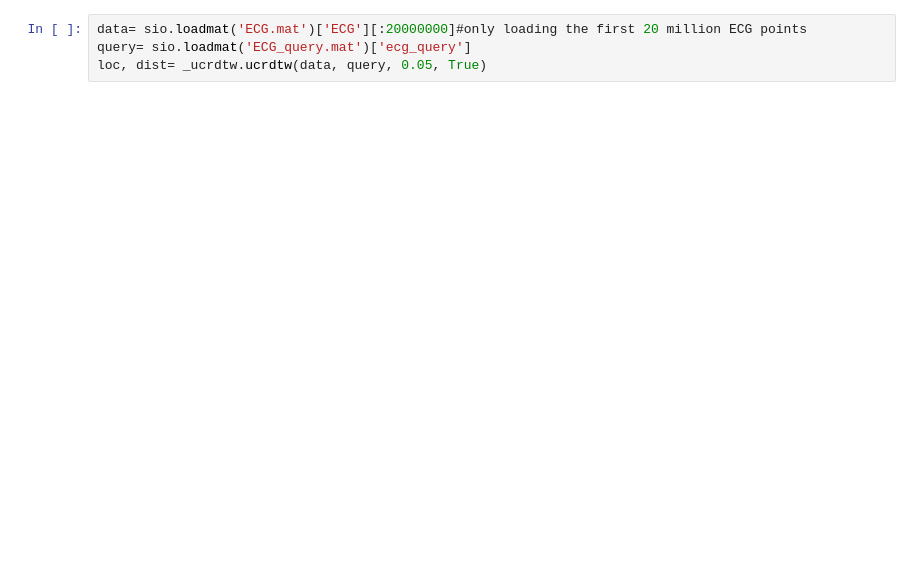
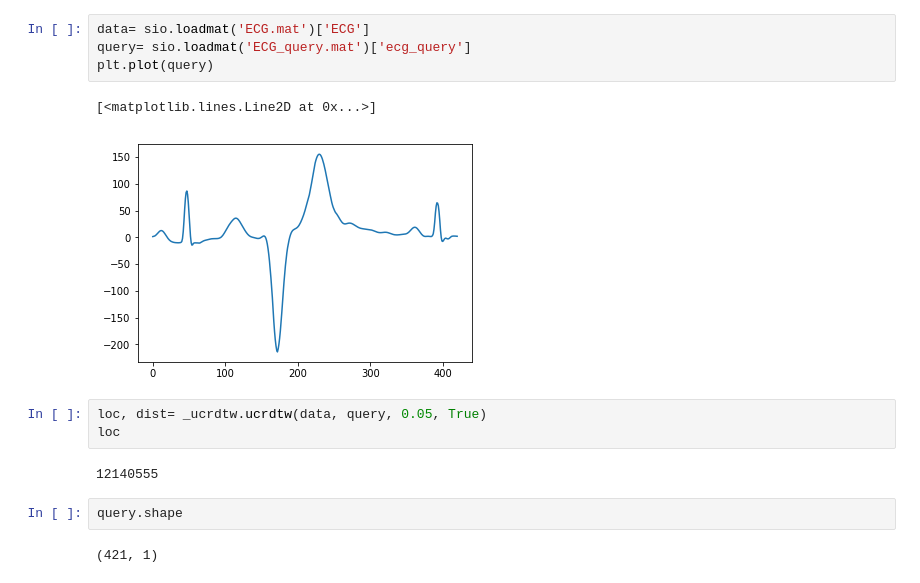
Before and after one commit to mpagung/babyproject, a Jupyter notebook: DTWTest.ipynb, the cells around one changed output. Saved outputs shown, nothing was run; the diff lists cells and outputs as text; blank space fills up the shorter version.

```diff
--- a/DTWTest.ipynb
+++ b/DTWTest.ipynb
@@ -98,5 +60,17 @@ plt.plot(y)
 # %%
-data= sio.loadmat('ECG.mat')['ECG'][:20000000]#only loading the first 20 million ECG points
+data= sio.loadmat('ECG.mat')['ECG']
 query= sio.loadmat('ECG_query.mat')['ecg_query']
-loc, dist= _ucrdtw.ucrdtw(data, query, 0.05, True)
+plt.plot(query)
+# %% [output]
+[<matplotlib.lines.Line2D at 0x...>]
+[figure, added]
+# %%
+loc, dist= _ucrdtw.ucrdtw(data, query, 0.05, True)
+loc
+# %% [output]
+12140555
+# %%
+query.shape
+# %% [output]
+(421, 1)
 # %%
```
Also changed, not shown: parts of 7 cells of this notebook, 1 other file.
